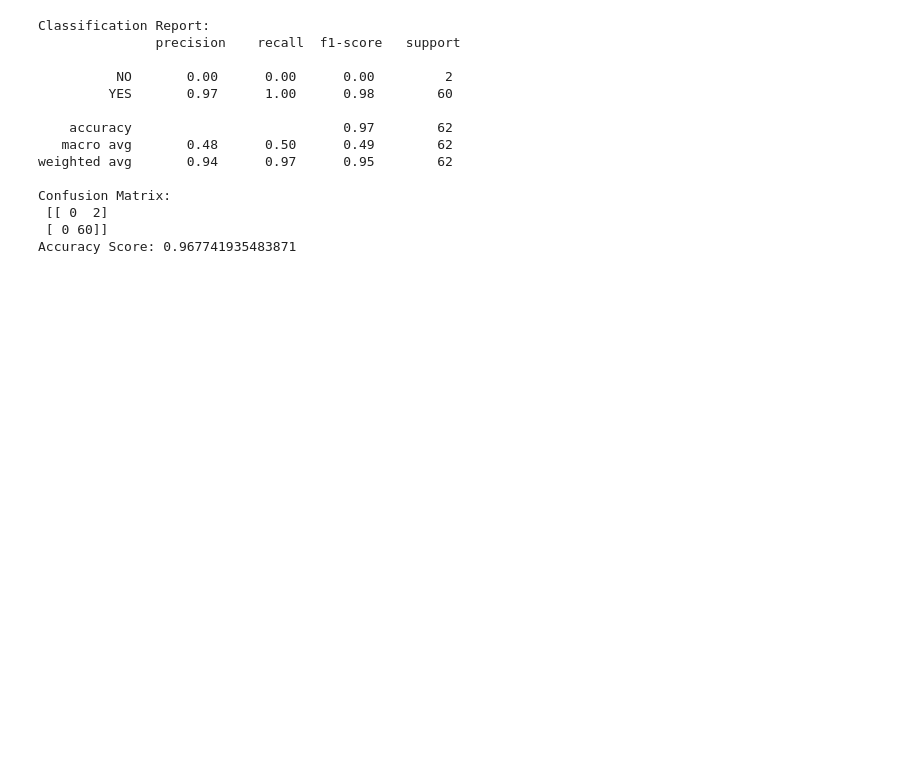
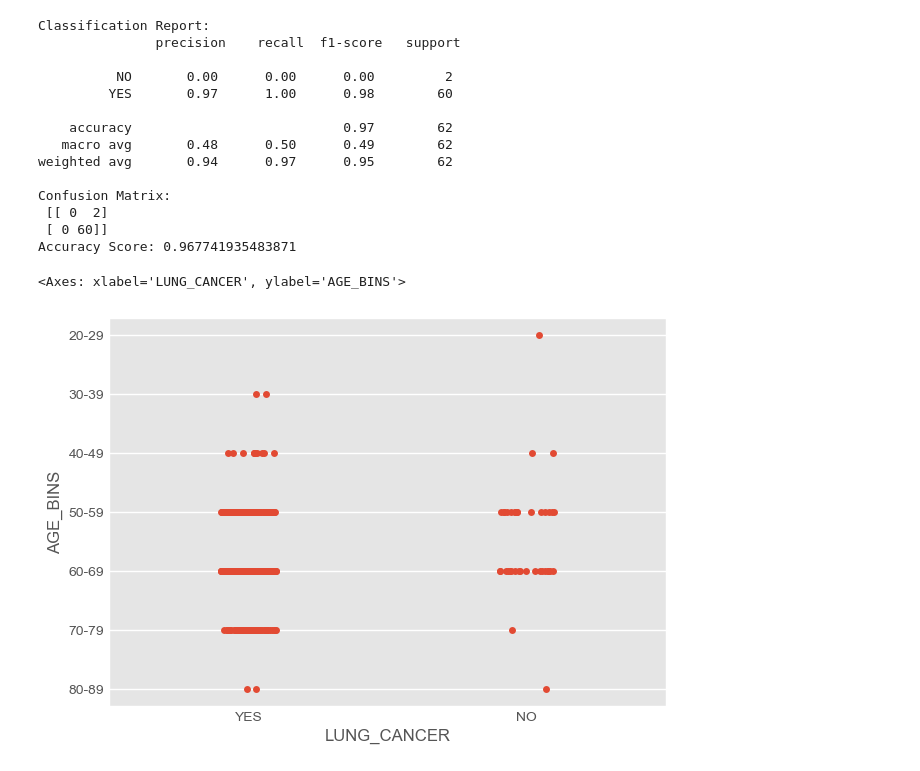
Before and after one commit to Spikes666/Data-Dive-1, a Jupyter notebook: main-James.ipynb, the cells around one changed output. Cells and saved outputs as stored; diff of their text form; code cells hidden in the pictures; blank space fills up the shorter version.

```diff
--- a/main-James.ipynb
+++ b/main-James.ipynb
@@ -352,3 +368,9 @@ Confusion Matrix:
  [[ 0  2]
  [ 0 60]]
 Accuracy Score: 0.967741935483871
+# %%
+# Strip plot of age bins
+sns.stripplot(data=df, y='AGE_BINS', x = 'LUNG_CANCER', jitter=True)
+# %% [output]
+<Axes: xlabel='LUNG_CANCER', ylabel='AGE_BINS'>
+[figure, added]
```
Also changed, not shown: parts of 7 cells of this notebook.
